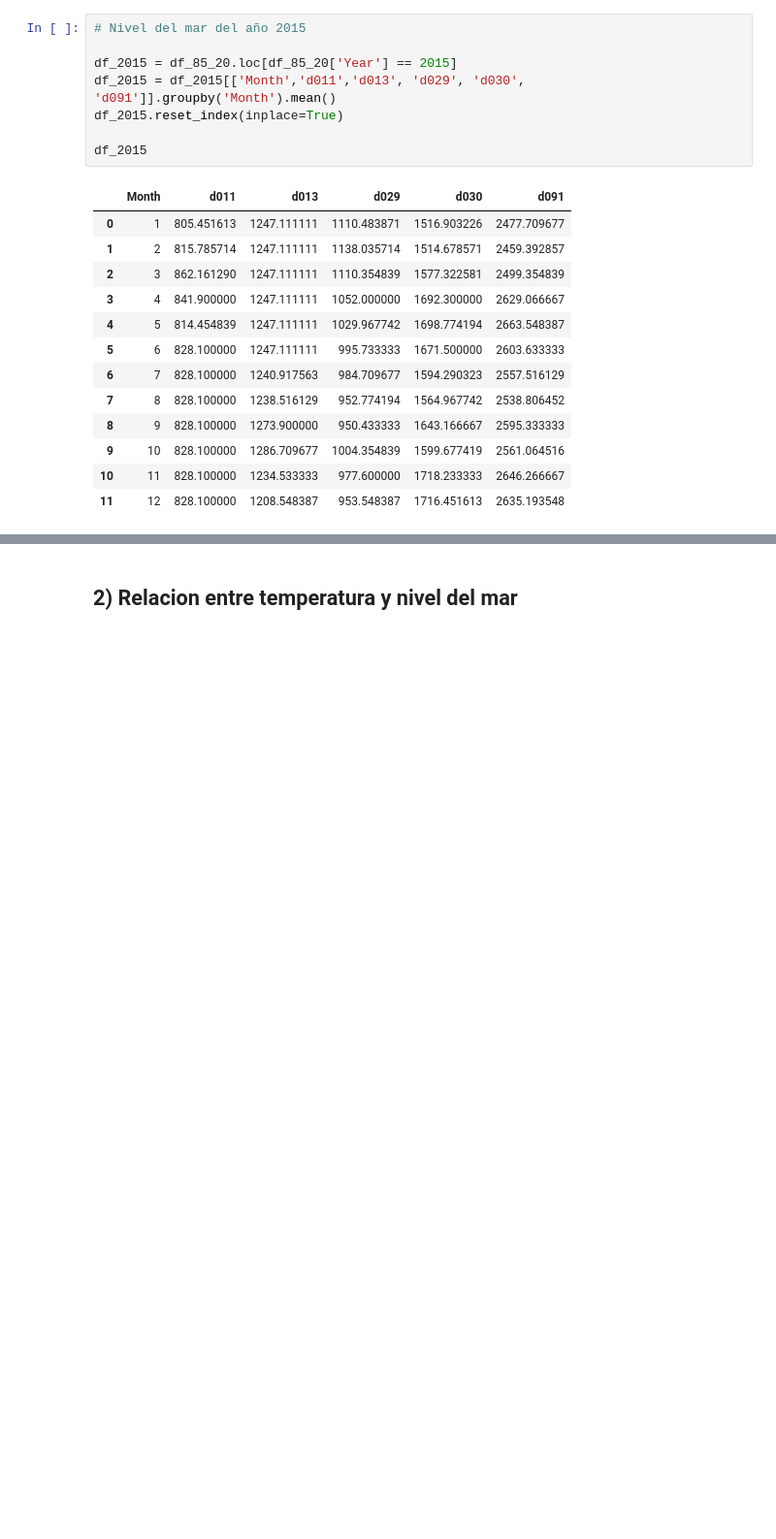
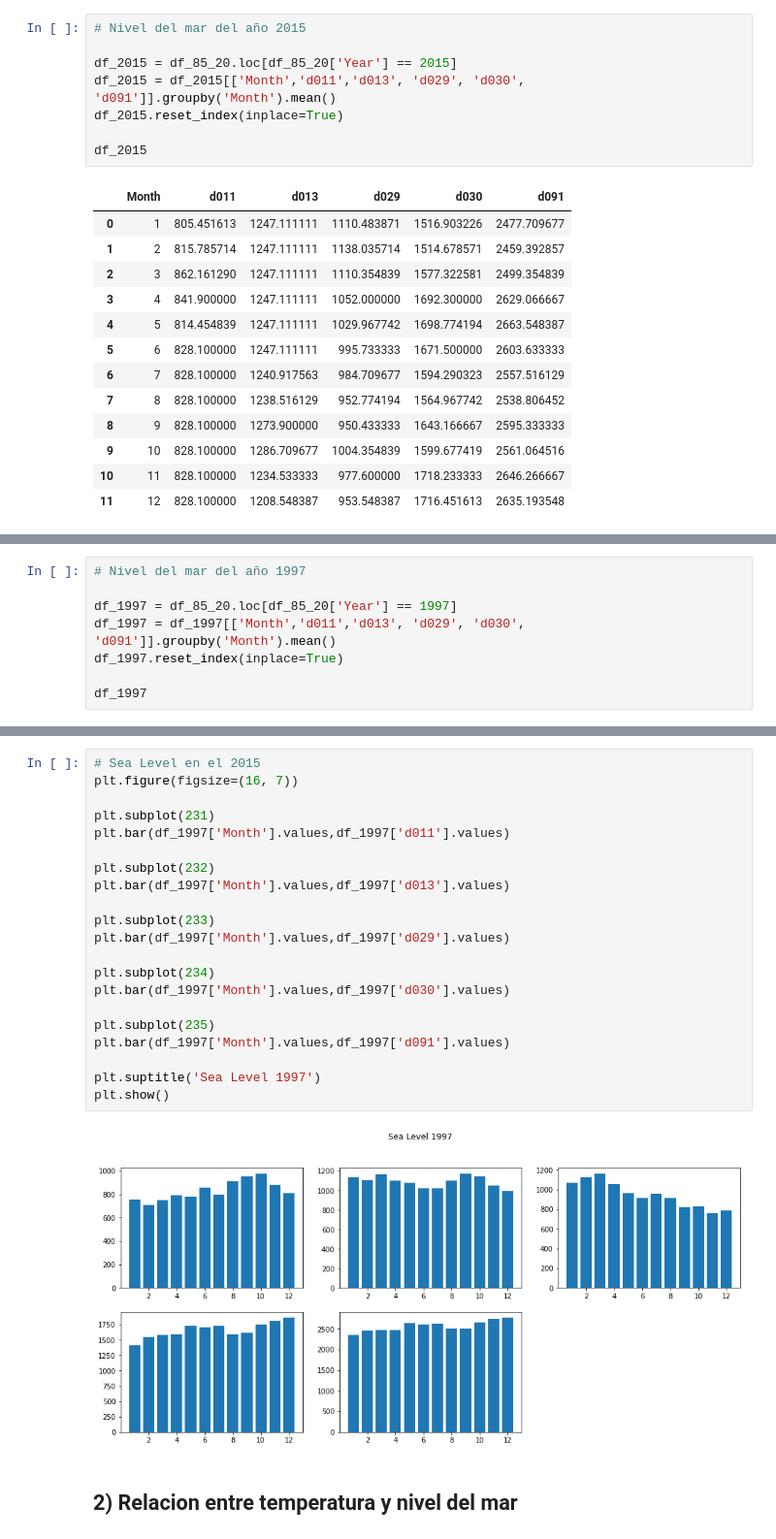
Before and after one commit to paulabenites/sea-level-variability, a Jupyter notebook: Sea Level Variability.ipynb, the cells around one changed output, grey strips where cells are left out. Shown: that part at 97% size. Drawn from its saved outputs; the diff is of its cells as text; blank space fills up the shorter version.

```diff
--- a/Sea Level Variability.ipynb
+++ b/Sea Level Variability.ipynb
@@ -320,0 +328,8 @@ plt.show()
+# %%
+# Nivel del mar del año 1997
+
+df_1997 = df_85_20.loc[df_85_20['Year'] == 1997]
+df_1997 = df_1997[['Month','d011','d013', 'd029', 'd030', 'd091']].groupby('Month').mean()
+df_1997.reset_index(inplace=True)
+
+df_1997
@@ -321,2 +350,25 @@ plt.show()
+# %%
+# Sea Level en el 2015
+plt.figure(figsize=(16, 7))
+
+plt.subplot(231)
+plt.bar(df_1997['Month'].values,df_1997['d011'].values)
+
+plt.subplot(232)
+plt.bar(df_1997['Month'].values,df_1997['d013'].values)
+
+plt.subplot(233)
+plt.bar(df_1997['Month'].values,df_1997['d029'].values)
+
+plt.subplot(234)
+plt.bar(df_1997['Month'].values,df_1997['d030'].values)
+
+plt.subplot(235)
+plt.bar(df_1997['Month'].values,df_1997['d091'].values)
+
+plt.suptitle('Sea Level 1997')
+plt.show()
+# %% [output]
+[figure, added]
 # %% [markdown]
 ## 2) Relacion entre temperatura y nivel del mar
```
Also changed, not shown: parts of 10 cells of this notebook.
